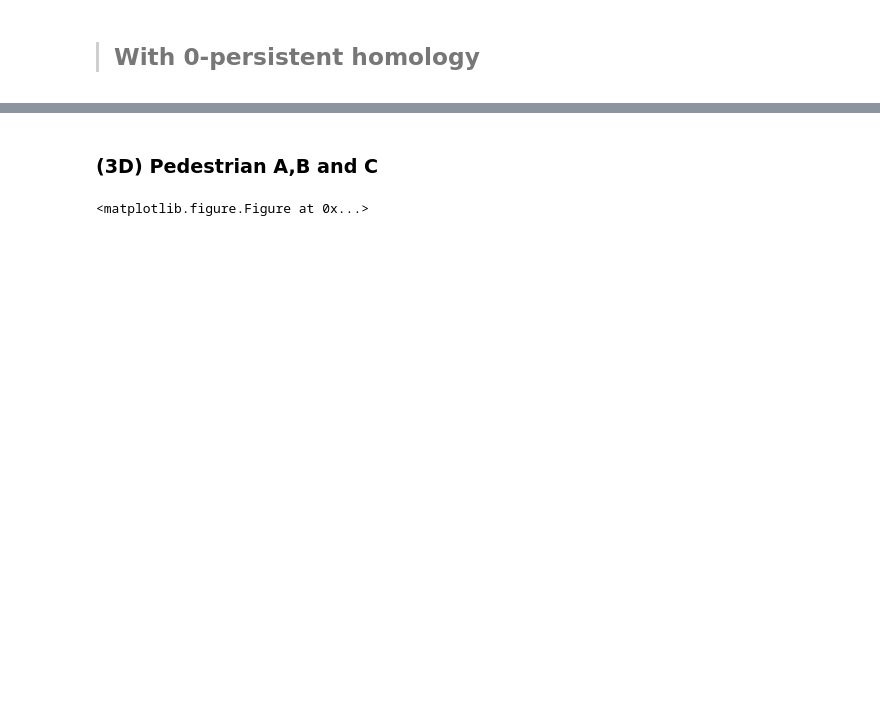
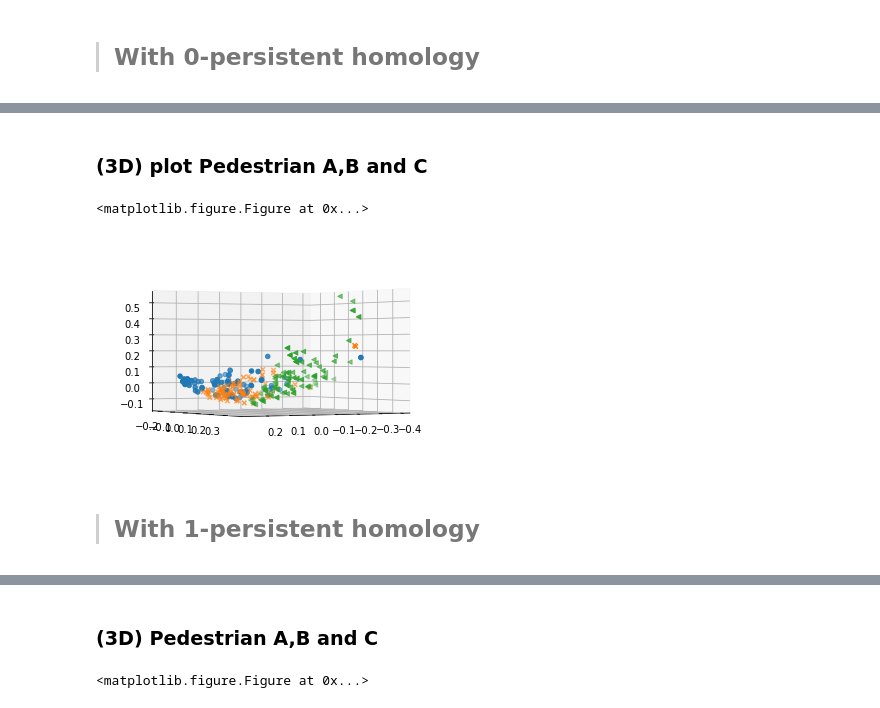
Before and after one commit to melisandeteng/PersistentHomology, a Jupyter notebook: dataSmartphoneProject.ipynb, the cells around one changed output, grey strips where cells are left out. Saved outputs shown, nothing was run; the diff lists cells and outputs as text; code cells hidden in the pictures; blank space fills up the shorter version.

```diff
--- a/dataSmartphoneProject.ipynb
+++ b/dataSmartphoneProject.ipynb
@@ -474,0 +458,27 @@ plt.show()
+# %% [markdown]
+### (3D) plot Pedestrian A,B and C
+# %%
+mds3 = manifold.MDS(n_components=3, max_iter=3000, eps=1e-9,
+                   dissimilarity="precomputed", n_jobs=1)
+pos3d= mds3.fit(matrix_bottleneck_distance_All_0).embedding_
+
+
+plt.subplots_adjust(bottom = 0.1)
+fig = plt.figure()
+ax = fig.add_subplot(111, projection='3d')
+ax.view_init(azim=60,elev = 0)
+ax.scatter(
+    pos3d[:100, 0], pos3d[:100, 1],pos3d[:100, 2], marker = 'o'
+    )
+ax.scatter(
+    pos3d[100:200, 0], pos3d[100:200, 1],pos3d[100:200, 2], marker = 'x'
+    )
+ax.scatter(
+    pos3d[200:300, 0], pos3d[200:300, 1],pos3d[200:300, 2], marker = '<'
+    )
+plt.show()
+# %% [output]
+<matplotlib.figure.Figure at 0x...>
+[figure, added]
+# %% [markdown]
+> ## With 1-persistent homology
```
Also changed, not shown: parts of 82 cells of this notebook.
